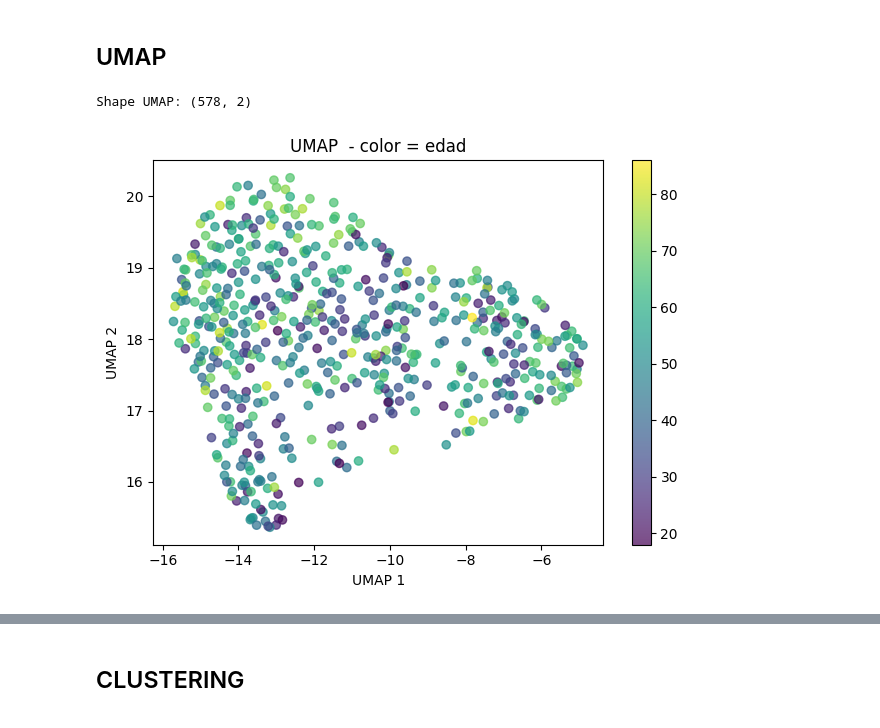
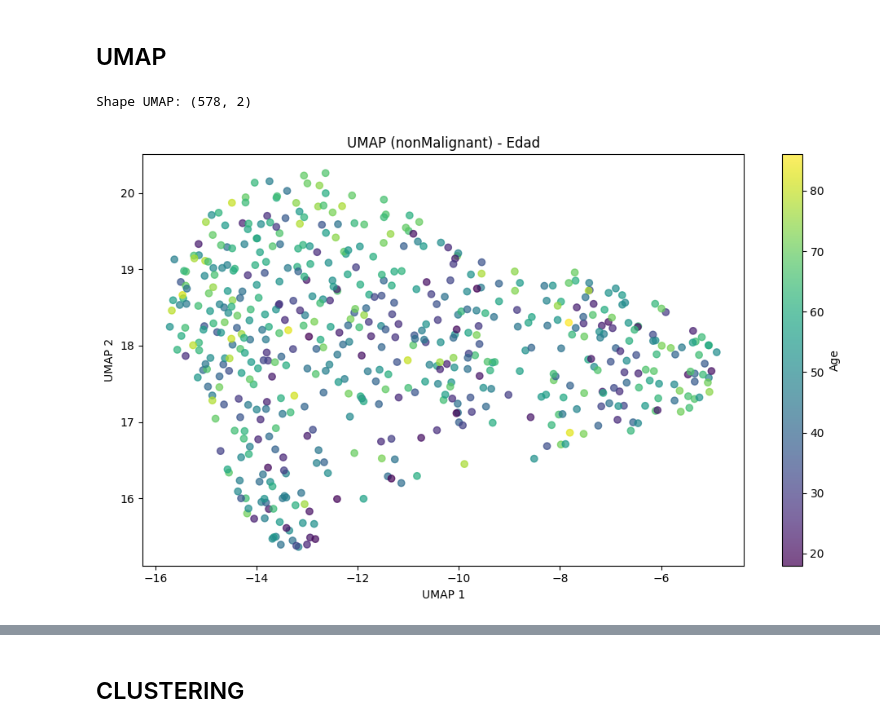
Before and after one commit to MisterMito/TFM, a Jupyter notebook: notebooks/1.1-ssic-eda-poblacional-heterogeneidad-nonmalignant.ipynb, the cells around one changed output, grey strips where cells are left out. Saved outputs shown, nothing was run; the diff lists cells and outputs as text; code cells hidden in the pictures.

Commit message:
Fix: Adaptamos el nb a la paquetización de UMAP y hacemos más visualizaciones

```diff
--- a/notebooks/1.1-ssic-eda-poblacional-heterogeneidad-nonmalignant.ipynb
+++ b/notebooks/1.1-ssic-eda-poblacional-heterogeneidad-nonmalignant.ipynb
@@ -248,69 +249,25 @@ meta_nm[meta_nm["is_outlier_pca"] == True]
 # %%
 #  UMAP sobre las componentes principales
 
-def compute_umap_from_pca(
+X_umap, umap_model = compute_umap_from_pca(
     X_pca,
     n_neighbors=15,
     min_dist=0.3,
-    random_state=42
-):
-    """
-    Aplica UMAP sobre el espacio PCA.
-    X_pca: array (n_samples, n_components_pca)
-    Devuelve: X_umap (n_samples, 2)
-    """
-    umap_model = umap.UMAP(
-        n_neighbors=n_neighbors,
-        min_dist=min_dist,
-        n_components=2,
-        random_state=random_state,
-    )
-    X_umap = umap_model.fit_transform(X_pca)
-    return X_umap, umap_model
+    random_state=RANDOM_STATE,
+)
+
+print("Shape UMAP:", X_umap.shape)
+# %% [output]
+Shape UMAP: (578, 2)
-# %%
-X_umap, umap_model = compute_umap_from_pca(
-    X_pca,
-    n_neighbors=15,
-    min_dist=0.3,
-    random_state=RANDOM_STATE,
-)
-
-print("Shape UMAP:", X_umap.shape)
-# %% [output]
-Shape UMAP: (578, 2)
-# %%
-def plot_umap(
-    X_umap,
-    color=None,
-    title="UMAP",
-    xlabel="UMAP 1",
-    ylabel="UMAP 2",
-    cmap=None
-):
-    """
-    X_umap: array (n_samples, 2)
-    color: vector o serie para colorear puntos (opcional)
-    """
-    plt.figure()
-    scatter = plt.scatter(
-        X_umap[:, 0],
-        X_umap[:, 1],
-        c=color,
-        alpha=0.7,
-        cmap=cmap,
-    )
-    plt.xlabel(xlabel)
-    plt.ylabel(ylabel)
-    plt.title(title)
-    if color is not None:
-        plt.colorbar(scatter)
-    plt.tight_layout()
-    plt.show()
 # %%
 plot_umap(
-    X_umap,
+    X_umap=X_umap,
     color=meta_nm["Age"],
-    title="UMAP  - color = edad"
+    title="UMAP (nonMalignant) - Edad",
+    xlabel="UMAP 1",
+    ylabel="UMAP 2",
+    cmap="viridis",
+    figsize = (10,6)
 )
 # %% [output]
-[figure, old version]
+[figure, new version]
```
Also changed, not shown: parts of 5 cells of this notebook.
